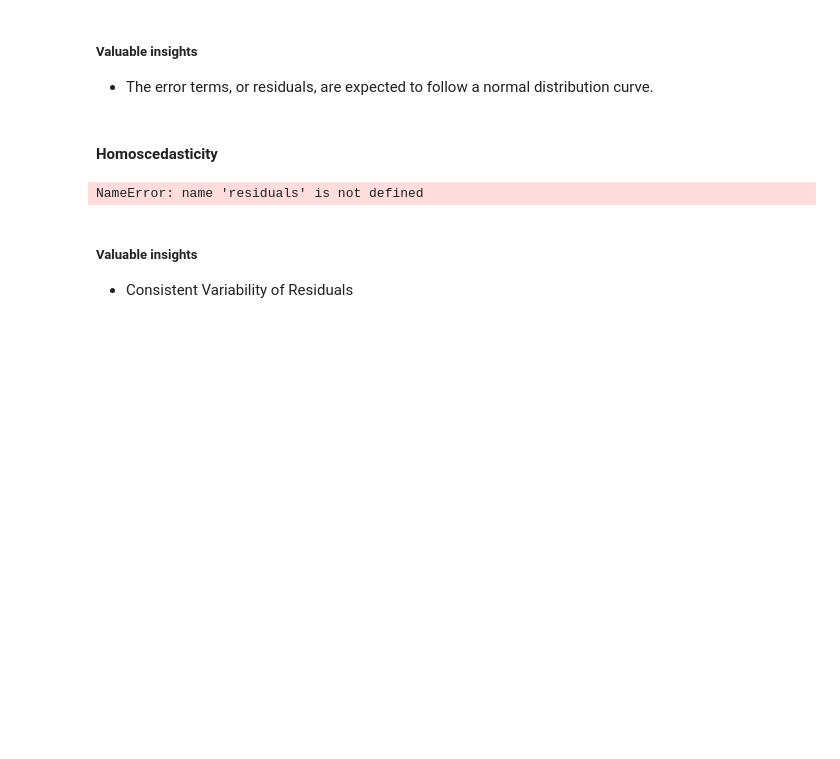
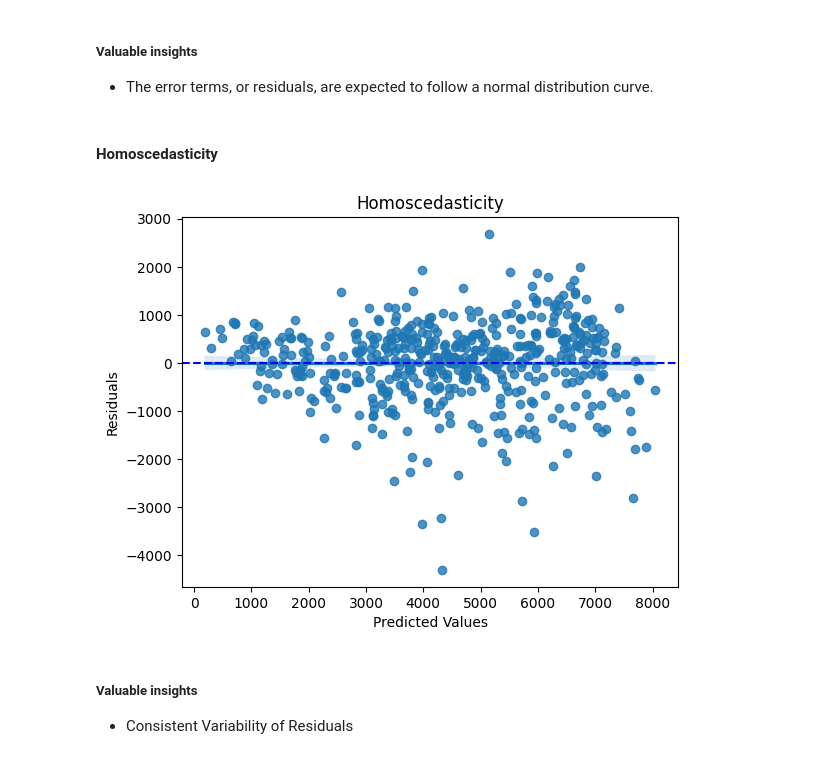
Before and after one commit to yesgvinayak/Bike-sharing-Assigment, a Jupyter notebook: bike_sharing_assignment.ipynb, the cells around one changed output. Saved outputs shown, nothing was run; the diff lists cells and outputs as text; code cells hidden in the pictures; blank space fills up the shorter version.

```diff
--- a/bike_sharing_assignment.ipynb
+++ b/bike_sharing_assignment.ipynb
@@ -1048,14 +1048,14 @@ plt.show()
 # %% [markdown]
 #### Homoscedasticity
 # %%
-sns.regplot(x = y_train_pred, y = residuals)
+sns.regplot(x = y_train_pred, y = y_train - y_train_pred)
 plt.xlabel('Predicted Values')
 plt.ylabel('Residuals')
 plt.title('Homoscedasticity')
 plt.axhline(y = 0, color = 'b', linestyle = '--')
 plt.show()
 # %% [output]
-NameError: name 'residuals' is not defined
+[figure, added]
 # %% [markdown]
 ##### Valuable insights
 * Consistent Variability of Residuals
```
Also changed, not shown: parts of 17 cells of this notebook.
